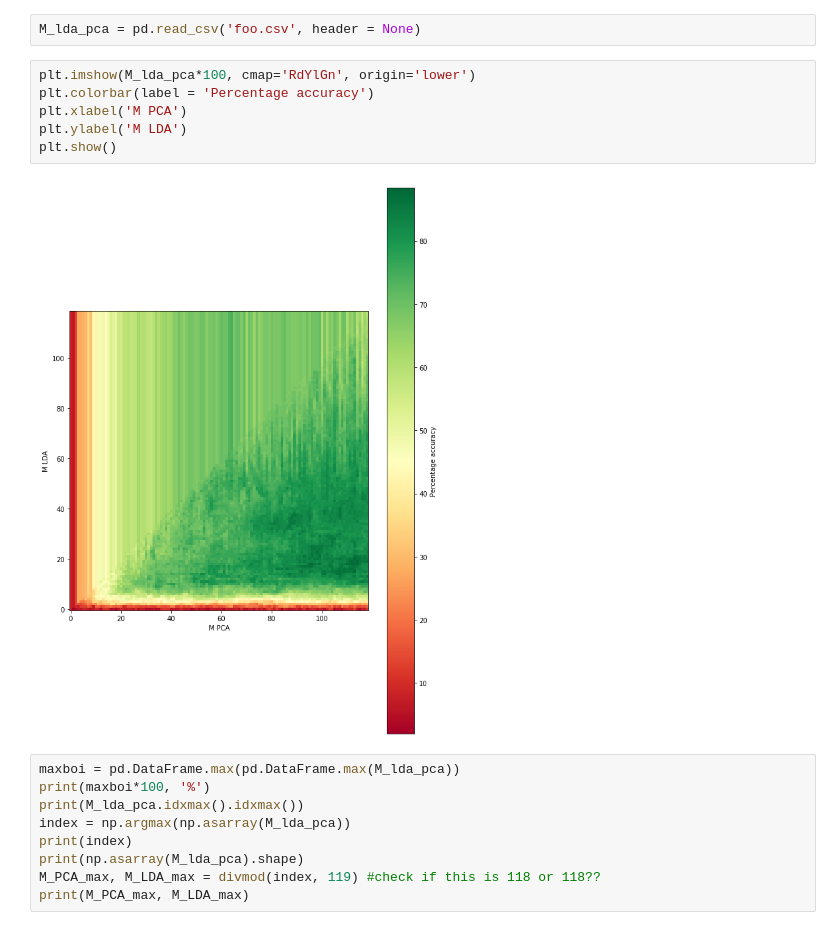
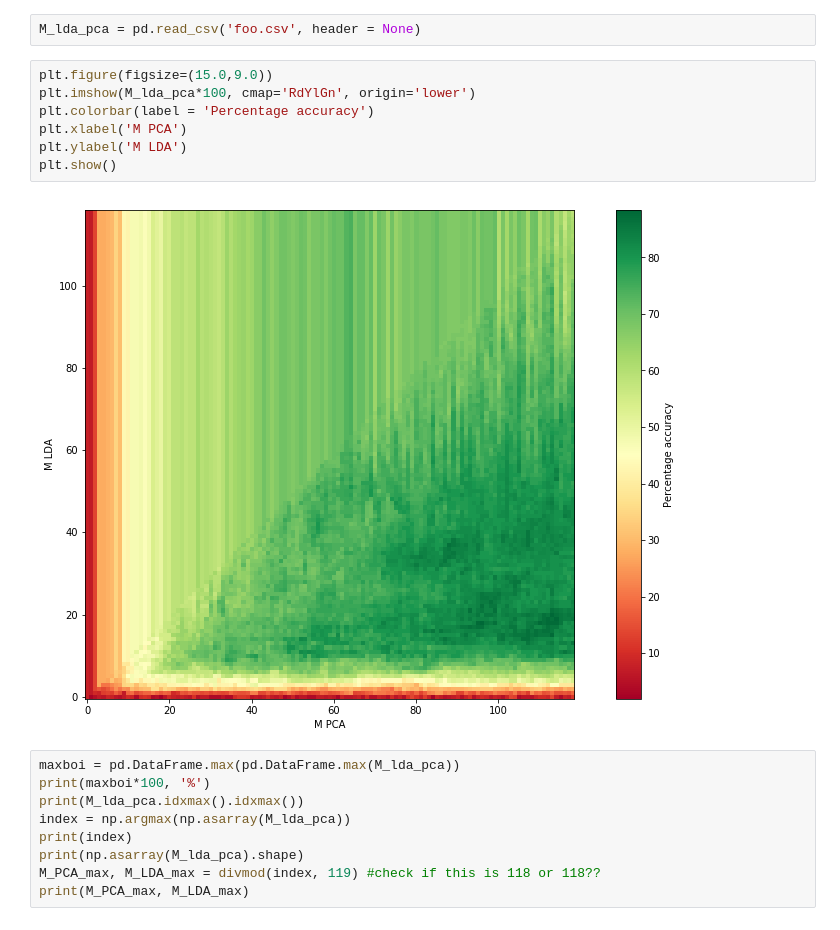
Before and after one commit to GPadley/EE4-68-PR, a Jupyter notebook: CW1/1.3_a.ipynb, the cells around one changed output. Cells and saved outputs as stored; diff of their text form.

```diff
--- a/CW1/1.3_a.ipynb
+++ b/CW1/1.3_a.ipynb
@@ -178,13 +165,14 @@ for i in range(1,9):
 # %%
 M_lda_pca = pd.read_csv('foo.csv', header = None)
 # %%
+plt.figure(figsize=(15.0,9.0))
 plt.imshow(M_lda_pca*100, cmap='RdYlGn', origin='lower')
 plt.colorbar(label = 'Percentage accuracy')
 plt.xlabel('M PCA')
 plt.ylabel('M LDA')
 plt.show()
 # %% [output]
-[figure, old version]
+[figure, new version]
 # %%
 maxboi = pd.DataFrame.max(pd.DataFrame.max(M_lda_pca))
 print(maxboi*100, '%')
```
Also changed, not shown: parts of 10 cells of this notebook, 2 other files.
